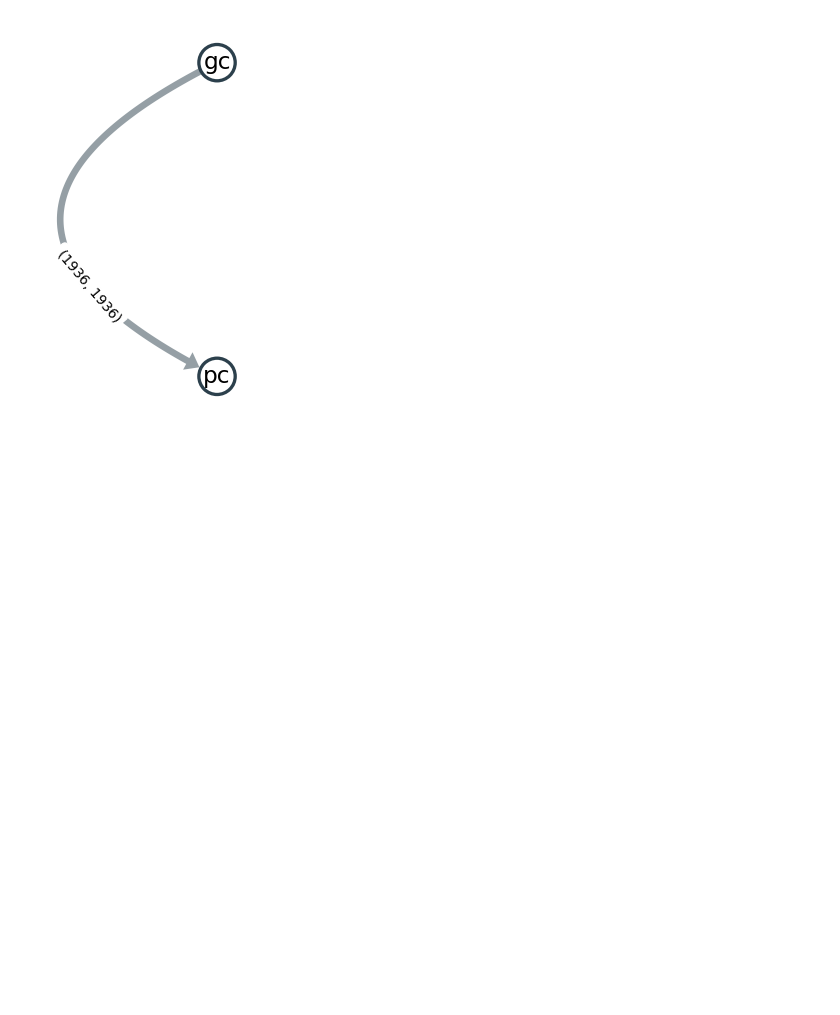
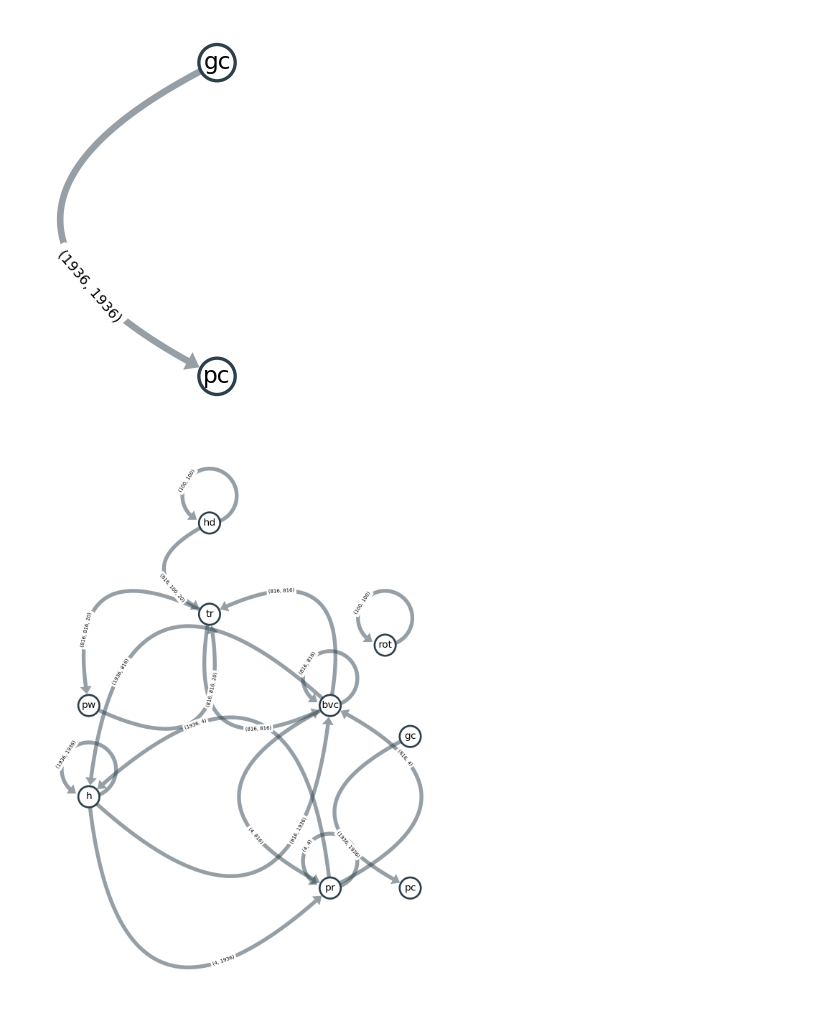
Before and after one commit to 1101AlexZab1011/SpatialMemory, a Jupyter notebook: dev/main.ipynb, the cells around one changed output. Saved outputs shown, nothing was run; the diff lists cells and outputs as text; code cells hidden in the pictures; blank space fills up the shorter version.

```diff
--- a/dev/main.ipynb
+++ b/dev/main.ipynb
@@ -95,3 +95,7 @@ fig, ax = plt.subplots(figsize=(5, 5))
 fig = pc_weights.plot(ax=ax, scale=(.5, .5))
 # %% [output]
 [figure]
+# %%
+fig = (mtl_weights + tc_weights + hd_weights + pc_weights).plot()
+# %% [output]
+[figure, added]
```
